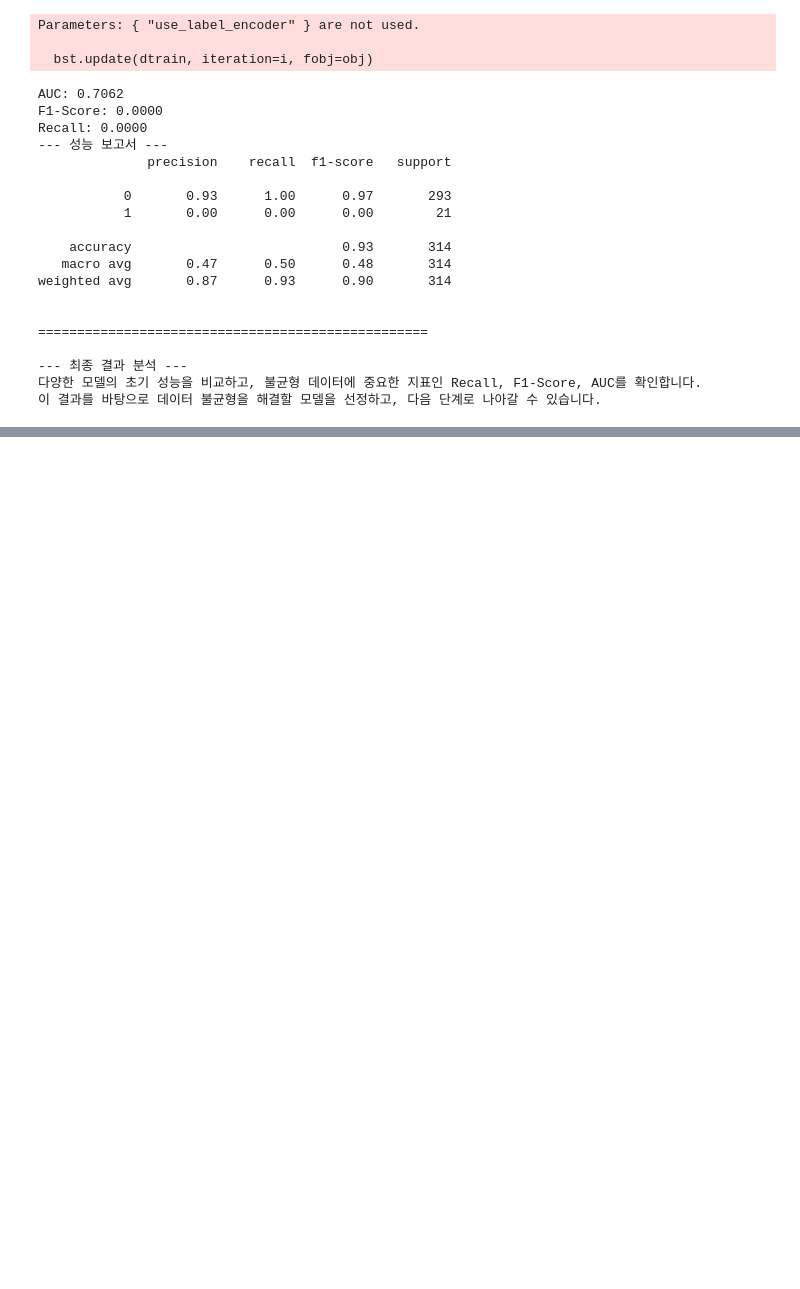
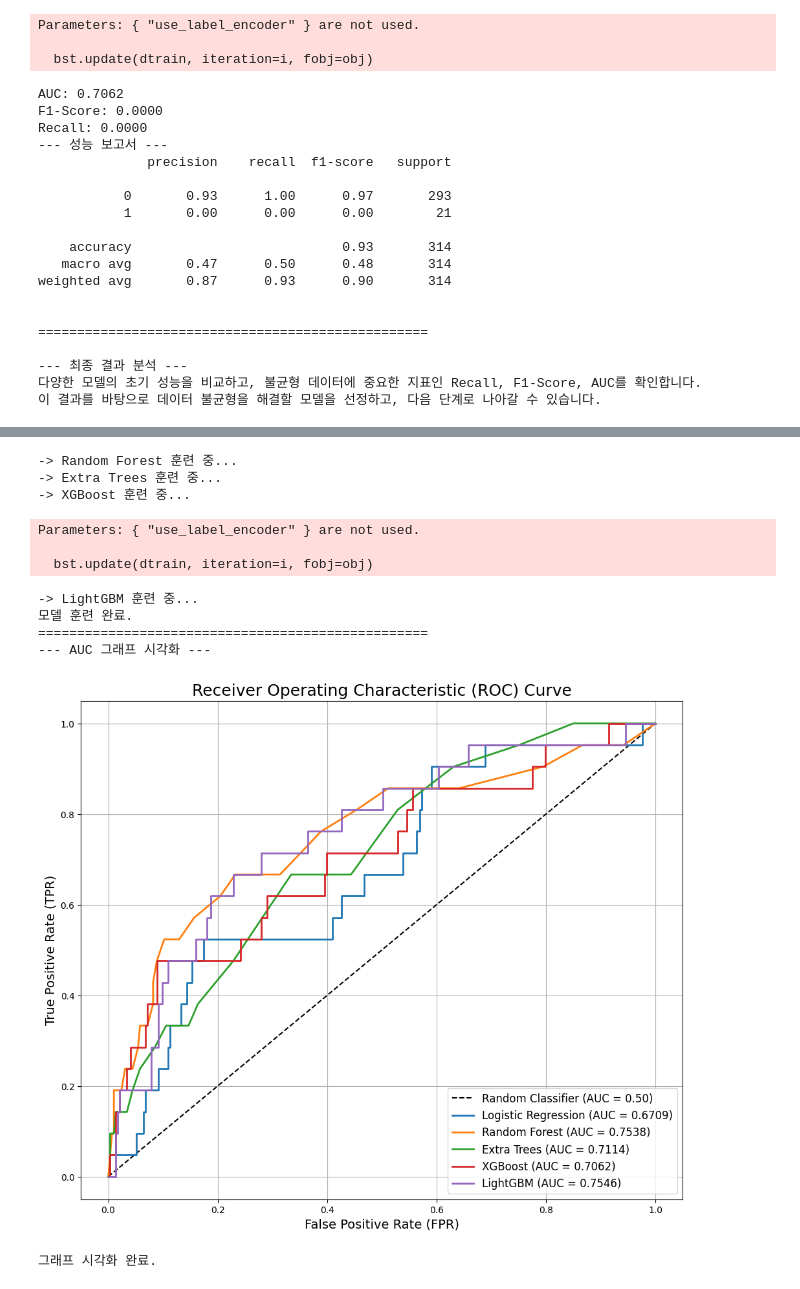
Before and after one commit to hyeok378/semiconductor_yield_project, a Jupyter notebook: notebooks/01_data_preprocessing_and_eda.ipynb, the cells around one changed output, grey strips where cells are left out. Drawn from its saved outputs; the diff is of its cells as text; code cells hidden in the pictures; blank space fills up the shorter version.

```diff
--- a/notebooks/01_data_preprocessing_and_eda.ipynb
+++ b/notebooks/01_data_preprocessing_and_eda.ipynb
@@ -253,0 +342,68 @@ weighted avg       0.87      0.93      0.90       314
+# %%
+import pandas as pd
+import numpy as np
+import matplotlib.pyplot as plt
+from sklearn.model_selection import train_test_split
+from sklearn.linear_model import LogisticRegression
+from sklearn.ensemble import RandomForestClassifier, ExtraTreesClassifier
+from xgboost import XGBClassifier
+from lightgbm import LGBMClassifier
+from sklearn.metrics import roc_auc_score, f1_score, recall_score, classification_report, roc_curve
+
+# 1. 데이터 로드 및 전처리
+print("--- 데이터 로드 및 전처리 ---")
+df = pd.read_csv('../data/uci-secom.csv')
+features = df.drop(columns=['Time', 'Pass/Fail'])
+median_values = features.median()
+df_filled = features.fillna(median_values)
+y = df['Pass/Fail'].replace(-1, 0)
+X = df_filled
+
+# 2. 훈련 및 테스트 데이터 분할
+X_train, X_test, y_train, y_test = train_test_split(X, y, test_size=0.2, random_state=42, stratify=y)
+print("데이터 분할 완료.")
+print("="*50)
+
+
+# 3. 모델 정의 및 훈련
+print("--- 모델 훈련 ---")
+models = {
+    "Logistic Regression": LogisticRegression(random_state=42, solver='liblinear'),
+    "Random Forest": RandomForestClassifier(random_state=42),
+    "Extra Trees": ExtraTreesClassifier(random_state=42),
+    "XGBoost": XGBClassifier(random_state=42, use_label_encoder=False, eval_metric='logloss'),
+    "LightGBM": LGBMClassifier(random_state=42, verbose=-1)
+}
+
+# 훈련된 모델 객체를 저장할 딕셔너리
+trained_models = {}
+
+for name, model in models.items():
+    print(f"-> {name} 훈련 중...")
+    model.fit(X_train, y_train)
+    trained_models[name] = model
+
+print("모델 훈련 완료.")
+print("="*50)
+
+
+# 4. AUC(AROC) 그래프 시각화
+print("--- AUC 그래프 시각화 ---")
+plt.figure(figsize=(12, 10))
+plt.title('Receiver Operating Characteristic (ROC) Curve', fontsize=18)
+plt.plot([0, 1], [0, 1], 'k--', label='Random Classifier (AUC = 0.50)')
+
+for name, model in trained_models.items():
+    y_pred_proba = model.predict_proba(X_test)[:, 1]
+    fpr, tpr, _ = roc_curve(y_test, y_pred_proba)
+    auc_score = roc_auc_score(y_test, y_pred_proba)
+    plt.plot(fpr, tpr, label=f'{name} (AUC = {auc_score:.4f})', linewidth=2)
+
+plt.xlabel('False Positive Rate (FPR)', fontsize=14)
+plt.ylabel('True Positive Rate (TPR)', fontsize=14)
+plt.legend(loc='lower right', fontsize=12)
+plt.grid(True)
+plt.show()
+
+print("그래프 시각화 완료.")
+# %% [output]
@@ -253,0 +415,12 @@ weighted avg       0.87      0.93      0.90       314
+-> Random Forest 훈련 중...
+-> Extra Trees 훈련 중...
+-> XGBoost 훈련 중...
+Parameters: { "use_label_encoder" } are not used.
+
+  bst.update(dtrain, iteration=i, fobj=obj)
+-> LightGBM 훈련 중...
+모델 훈련 완료.
+==================================================
+--- AUC 그래프 시각화 ---
+[figure, added]
+그래프 시각화 완료.
```
Also changed, not shown: parts of 5 cells of this notebook.
